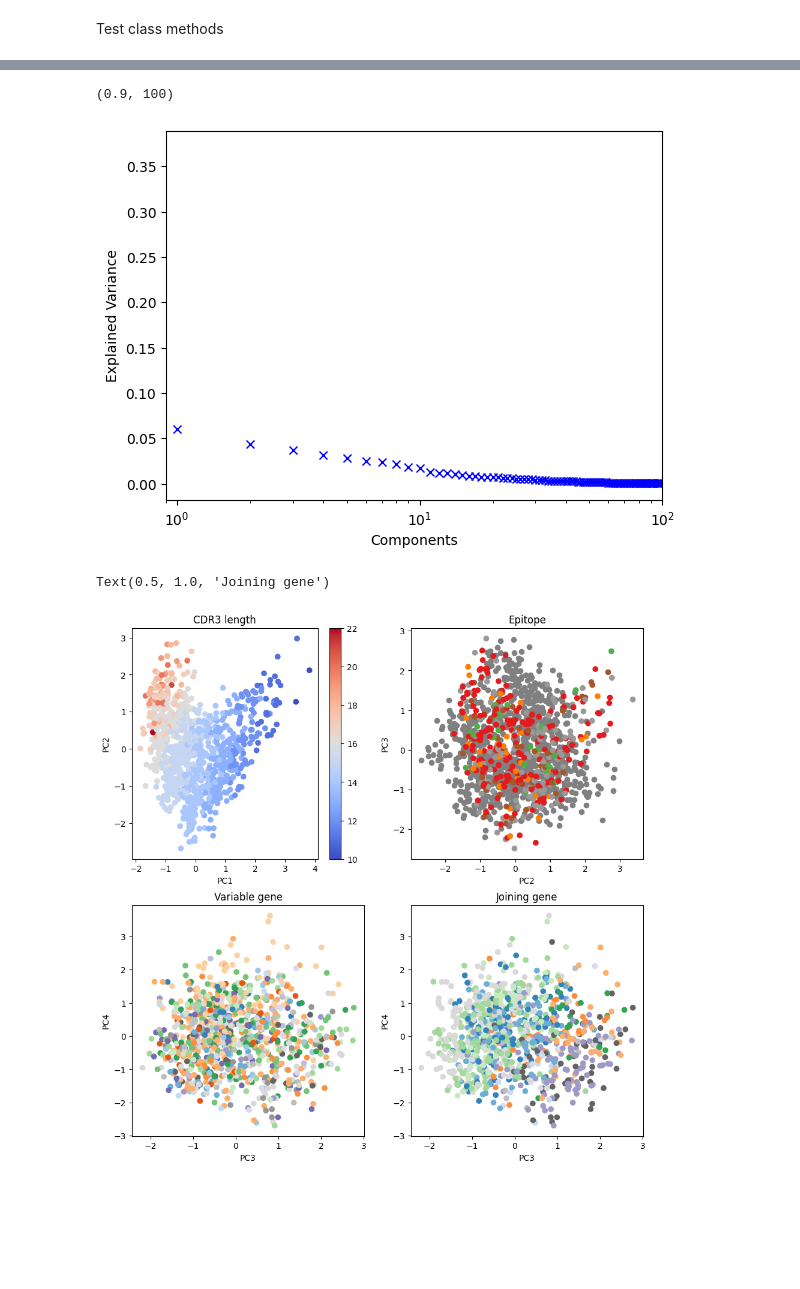
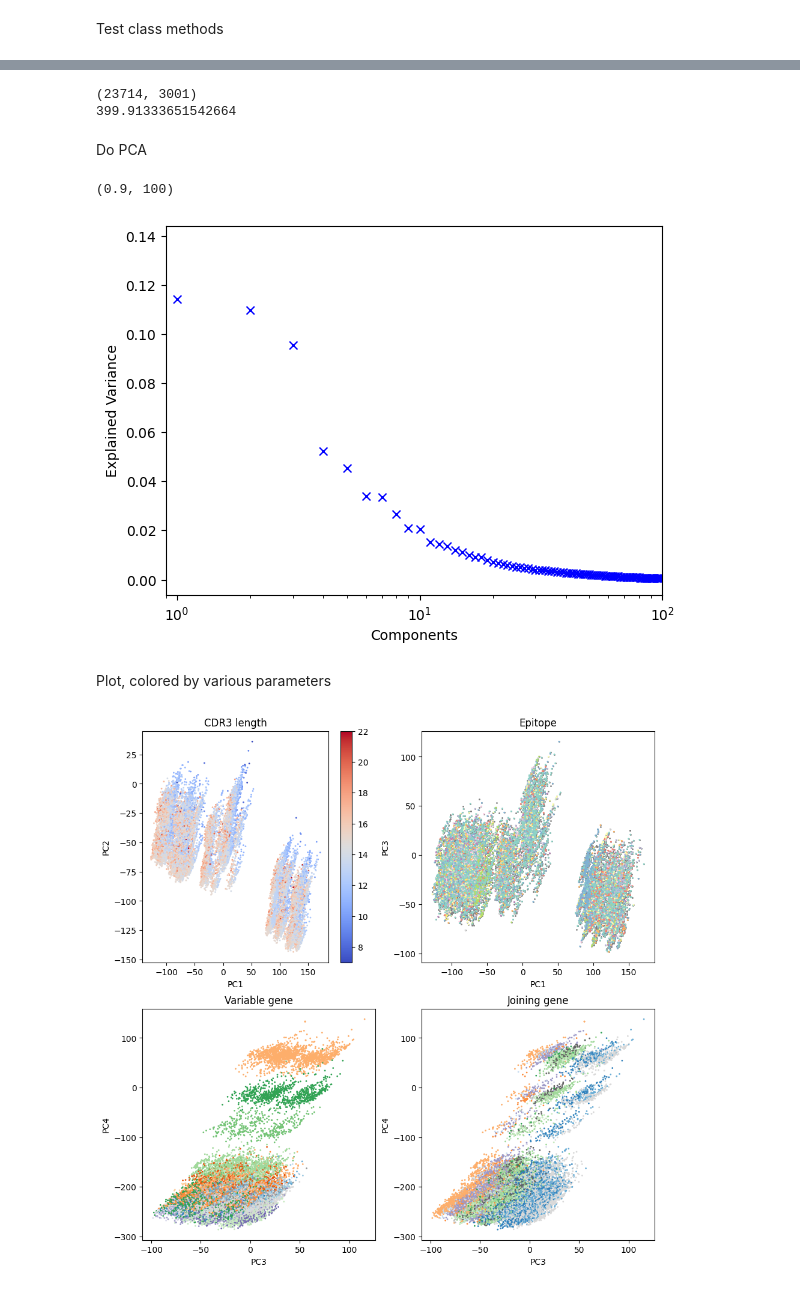
Before and after one commit to antigenomics/mirpy, a Jupyter notebook: notebooks/prototype_embedding.ipynb, the cells around one changed output, grey strips where cells are left out. Drawn from its saved outputs; the diff is of its cells as text; code cells hidden in the pictures; blank space fills up the shorter version.

```diff
--- a/notebooks/prototype_embedding.ipynb
+++ b/notebooks/prototype_embedding.ipynb
@@ -76,6 +73,18 @@ np.shape(res)
+# %%
+start = time.time()
+res = matcher.match_to_df(data, 64, 384)
+end = time.time()
+print(np.shape(res))
+print(end - start)
+# %% [output]
+(23714, 3001)
+399.91333651542664
+# %% [markdown]
+Do PCA
 # %%
+# todo: robust PCA?
 pca = PCA(n_components=100, whiten=True)
-pca.fit(res.iloc[:,1:])
+pca.fit(StandardScaler().fit_transform(res.iloc[:,1:]))
 
 plt.plot(pca.explained_variance_ratio_, 'bx')
 plt.xscale('log')
@@ -84,61 +93,50 @@ plt.xlabel('Components')
 plt.xlim(.9, pca.n_components_)
 # %% [output]
 (0.9, 100)
-[figure, old version]
+[figure, new version]
+# %% [markdown]
+Plot, colored by various parameters
 # %%
 v_fac = {v: i for i, v in enumerate(sorted(set(x.v.id for x in data)))}
 j_fac = {j: i for i, j in enumerate(sorted(set(x.j.id for x in data)))}
 epi = [x.payload['vdjdb'].epitope for x in data] # todo - make (dot)vdjdb not ['vdjdb']
-epi = [x for x, count in Counter(epi).items() if count >= 30]
+epi = [x for x, count in Counter(epi).items() if count >= 100]
 epi_fac = {j: i for i, j in enumerate(epi)}
 epi_x = [epi_fac.get(x.payload['vdjdb'].epitope, -1) for x in data]
 good_epi_ids = [i for (i, x) in enumerate(epi_x) if x >= 0]
 res_rot = pca.transform(res.iloc[:,1:])
 
 fig, axs = plt.subplots(2, 2, figsize=(11, 11))
-p0 = axs[0, 0].scatter(res_rot[:, 0], res_rot[:, 1], c=[len(x.cdr3aa) for x in data], cmap='coolwarm')
+p0 = axs[0, 0].scatter(res_rot[:, 0], res_rot[:, 1],
+                       c=[len(x.cdr3aa) for x in data],
+                       cmap='coolwarm', s=1)
 axs[0, 0].set_xlabel('PC1')
 axs[0, 0].set_ylabel('PC2')
 axs[0, 0].set_title('CDR3 length')
 fig.colorbar(p0)
 
-axs[0, 1].scatter(res_rot[:, 1], res_rot[:, 2],
-            c='grey')
-axs[0, 1].scatter(res_rot[good_epi_ids, 0], res_rot[good_epi_ids, 1],
+axs[0, 1].scatter(res_rot[:, 0], res_rot[:, 2],
+            c='grey', s=1)
+axs[0, 1].scatter(res_rot[good_epi_ids, 0], res_rot[good_epi_ids, 2],
             c=[epi_x[i] for i in good_epi_ids],
-            cmap='Set1')
-axs[0, 1].set_xlabel('PC2')
+            cmap='Set3', s=1)
+axs[0, 1].set_xlabel('PC1')
 axs[0, 1].set_ylabel('PC3')
 axs[0, 1].set_title('Epitope')
 
 axs[1, 0].scatter(res_rot[:, 2], res_rot[:, 3],
             c=[v_fac[x.v.id] for x in data],
-            cmap='tab20c')
+            cmap='tab20c', s=1)
 axs[1, 0].set_xlabel('PC3')
 axs[1, 0].set_ylabel('PC4')
 axs[1, 0].set_title('Variable gene')
 
 axs[1, 1].scatter(res_rot[:, 2], res_rot[:, 3],
             c=[j_fac[x.j.id] for x in data],
-            cmap='tab20c')
+            cmap='tab20c', s=1)
 axs[1, 1].set_xlabel('PC3')
 axs[1, 1].set_ylabel('PC4')
 axs[1, 1].set_title('Joining gene')
-
-
-#import matplotlib.cm
-#def get_cmap_string(palette, domain):
-#    domain_unique = np.unique(domain)
-#    hash_table = {key: i_str for i_str, key in enumerate(domain_unique)}
- #   mpl_cmap = matplotlib.cm.get_cmap(palette, lut=len(domain_unique))
-#
-#    def cmap_out(X, **kwargs):
-#        return mpl_cmap(hash_table[X], **kwargs)
-#
-#    return cmap_out
-
-#v_uniq = get_cmap_string
-#colors = cmap(np.linspace(0, 1, len(names)))
+plt.show()
 # %% [output]
-Text(0.5, 1.0, 'Joining gene')
-[figure, old version]
+[figure, new version]
```
Also changed, not shown: parts of 6 cells of this notebook, 2 other files.
